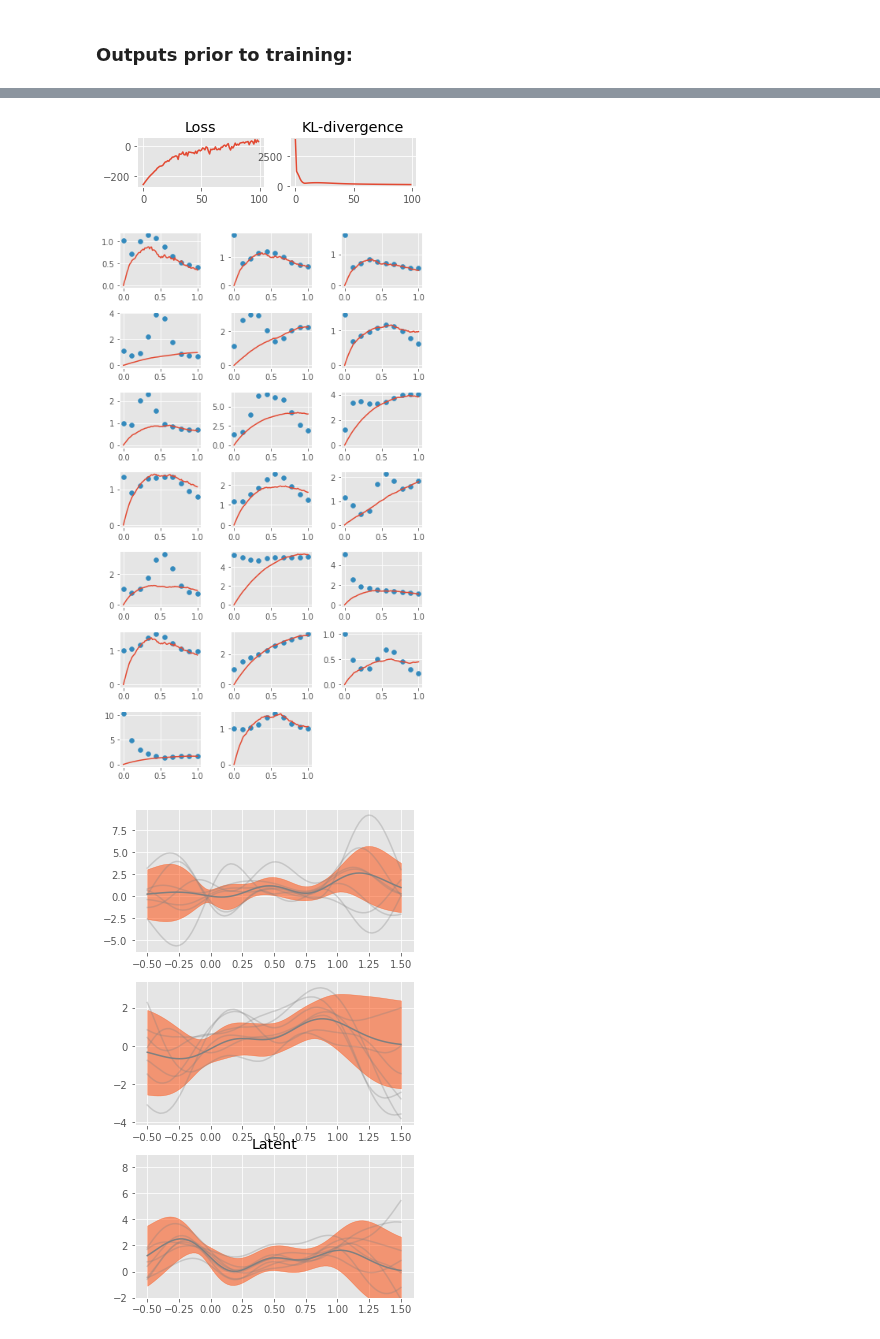
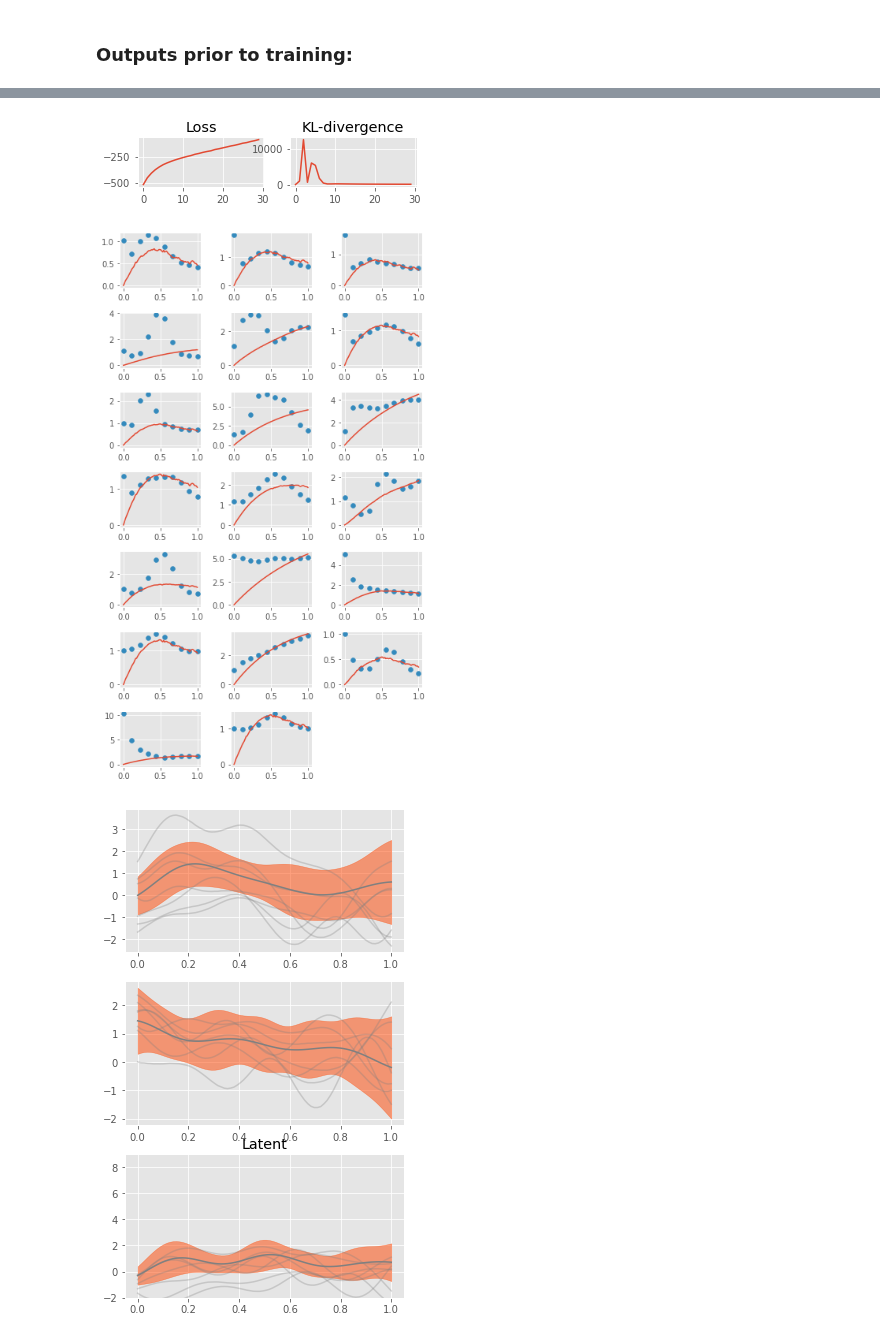
Before and after one commit to mossjacob/alfi, a Jupyter notebook: reggae/examples/toy_multi_tf.ipynb, the cells around one changed output, grey strips where cells are left out. Cells and saved outputs as stored; diff of their text form; code cells hidden in the pictures.

```diff
--- a/reggae/examples/toy_multi_tf.ipynb
+++ b/reggae/examples/toy_multi_tf.ipynb
@@ -31,8 +14,11 @@ num_tfs 3
 # %%
+dataset = ArtificialData()
+
+num_genes = dataset.num_genes
+num_tfs = dataset.num_tfs
 gene_names = np.arange(num_genes)
-m_observed = torch.tensor(m_nodelay)
-
 t_inducing = torch.linspace(f64(0), f64(1), 7, dtype=torch.float64).reshape((-1, 1))
-t_observed = torch.linspace(f64(0), f64(1), m_observed.shape[1]).view(-1)
-print(t_inducing.shape)
+t_observed = dataset.t.view(-1)
+print('Inducing points', t_inducing.shape)
+print(gene_names.shape)
 # %% [output]
@@ -40,7 +27,9 @@ torch.Size([7, 1])
 # %%
-model = MultiLFM(num_genes, num_tfs, t_inducing, t_observed, fixed_variance=None)
+model = MultiLFM(num_genes, num_tfs, t_inducing, dataset, fixed_variance=None)
+model = model.cuda() if is_cuda() else model
+
 optimizer = torch.optim.Adam(model.parameters(), lr=0.2)
-trainer = Trainer(model, optimizer, (t_observed, m_observed))
+trainer = TranscriptionalTrainer(model, optimizer, dataset)
 
-print(t_observed.shape, m_observed.shape)
+print(t_observed.shape, dataset[0][1].shape)
 # %% [output]
@@ -70,5 +60,8 @@ mean (3, 80)
 # %%
-tol = 1e-3
-# trainer = Trainer(optimizer)
-output = trainer.train(50, rtol=tol, atol=tol/10, report_interval=1, plot_interval=2)
+import time
+start = time.time()
+tol = 1e-4
+output = trainer.train(20, rtol=tol, atol=tol/10, report_interval=1, plot_interval=2)
+end = time.time()
+print(end - start)
 # %% [output]
@@ -95,8 +81,8 @@ Epoch 110/110 - Loss: 63.29 (-32.23 95.51) b: 1.12 d 8.00 s: 7.77 λ: 0.078
 # %%
 plotter = Plotter(model, gene_names, t_inducing)
 
-tol = 1e-3
+tol = 1e-4
 plotter.plot_losses(trainer, last_x=100)
-plotter.plot_genes(t_predict, t_scatter=t_observed, y_scatter=m_observed, model_kwargs=model_kwargs)
-plotter.plot_tfs(ylim=(-2, 9))
+plotter.plot_outputs(t_predict, t_scatter=t_observed, y_scatter=dataset[0][1].transpose(0,1), model_kwargs=model_kwargs)
+plotter.plot_latents(t_predict, ylim=(-2, 9))
 # %% [output]
@@ -108,5 +90,5 @@ mean (3, 80)
-[figure, old version]
+[figure, new version]
-[figure, old version]
+[figure, new version]
-[figure, old version]
+[figure, new version]
 # %%
 save(model, 'multitf')
```
Also changed, not shown: parts of 12 cells of this notebook, 3 other files.
